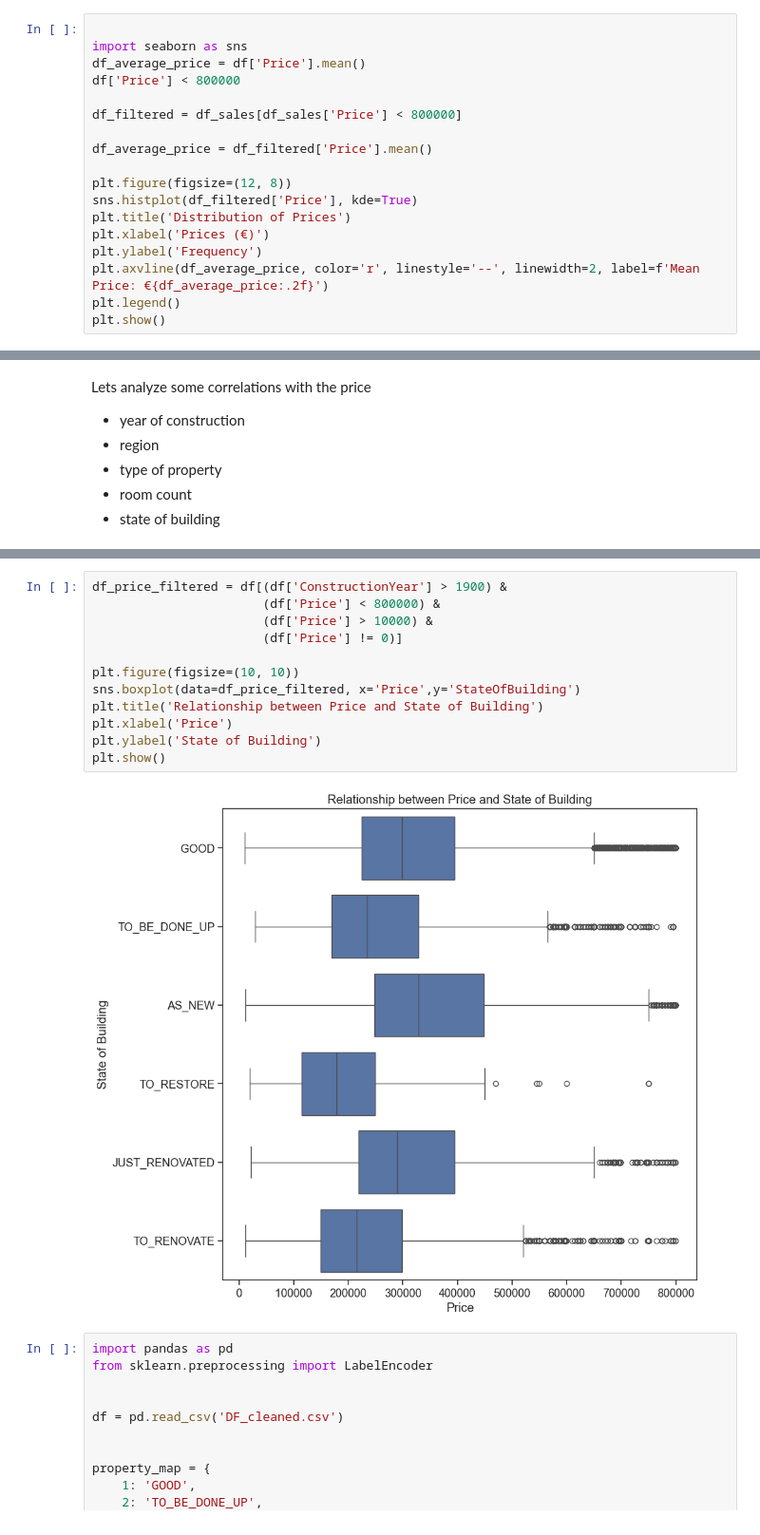
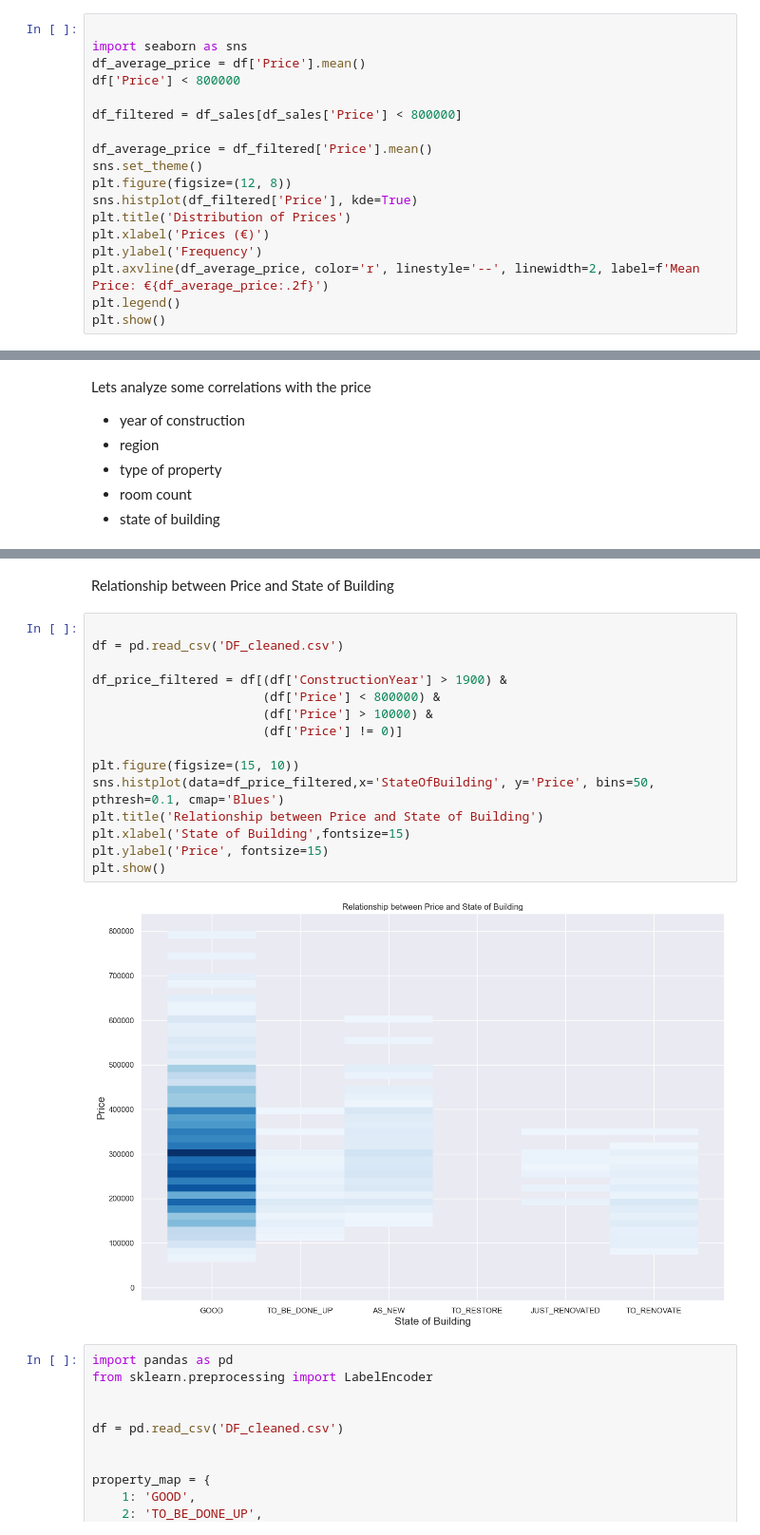
Before and after one commit to AdrienPiette/Data-visualisation, a Jupyter notebook: analyze/Analyzing.ipynb, the cells around one changed output, grey strips where cells are left out. Shown: that part at 95% size. Cells and saved outputs as stored; diff of their text form.

```diff
--- a/analyze/Analyzing.ipynb
+++ b/analyze/Analyzing.ipynb
@@ -137,7 +140,7 @@ df['Price'] < 800000
 df_filtered = df_sales[df_sales['Price'] < 800000]
 
 df_average_price = df_filtered['Price'].mean()
-
+sns.set_theme()
 plt.figure(figsize=(12, 8))
 sns.histplot(df_filtered['Price'], kde=True)
 plt.title('Distribution of Prices')
@@ -479,17 +466,22 @@ df.head()
+# %% [markdown]
+Relationship between Price and State of Building
 # %%
+
+df = pd.read_csv('DF_cleaned.csv')
+
 df_price_filtered = df[(df['ConstructionYear'] > 1900) &
                        (df['Price'] < 800000) &
                        (df['Price'] > 10000) &
                        (df['Price'] != 0)]
 
-plt.figure(figsize=(10, 10))
-sns.boxplot(data=df_price_filtered, x='Price',y='StateOfBuilding')
+plt.figure(figsize=(15, 10))
+sns.histplot(data=df_price_filtered,x='StateOfBuilding', y='Price', bins=50, pthresh=0.1, cmap='Blues')
 plt.title('Relationship between Price and State of Building')
-plt.xlabel('Price')
-plt.ylabel('State of Building')
+plt.xlabel('State of Building',fontsize=15)
+plt.ylabel('Price', fontsize=15)
 plt.show()
 # %% [output]
-[figure, old version]
+[figure, new version]
 # %%
 import pandas as pd
 from sklearn.preprocessing import LabelEncoder
```
Also changed, not shown: parts of 21 cells of this notebook, 2 other files.
